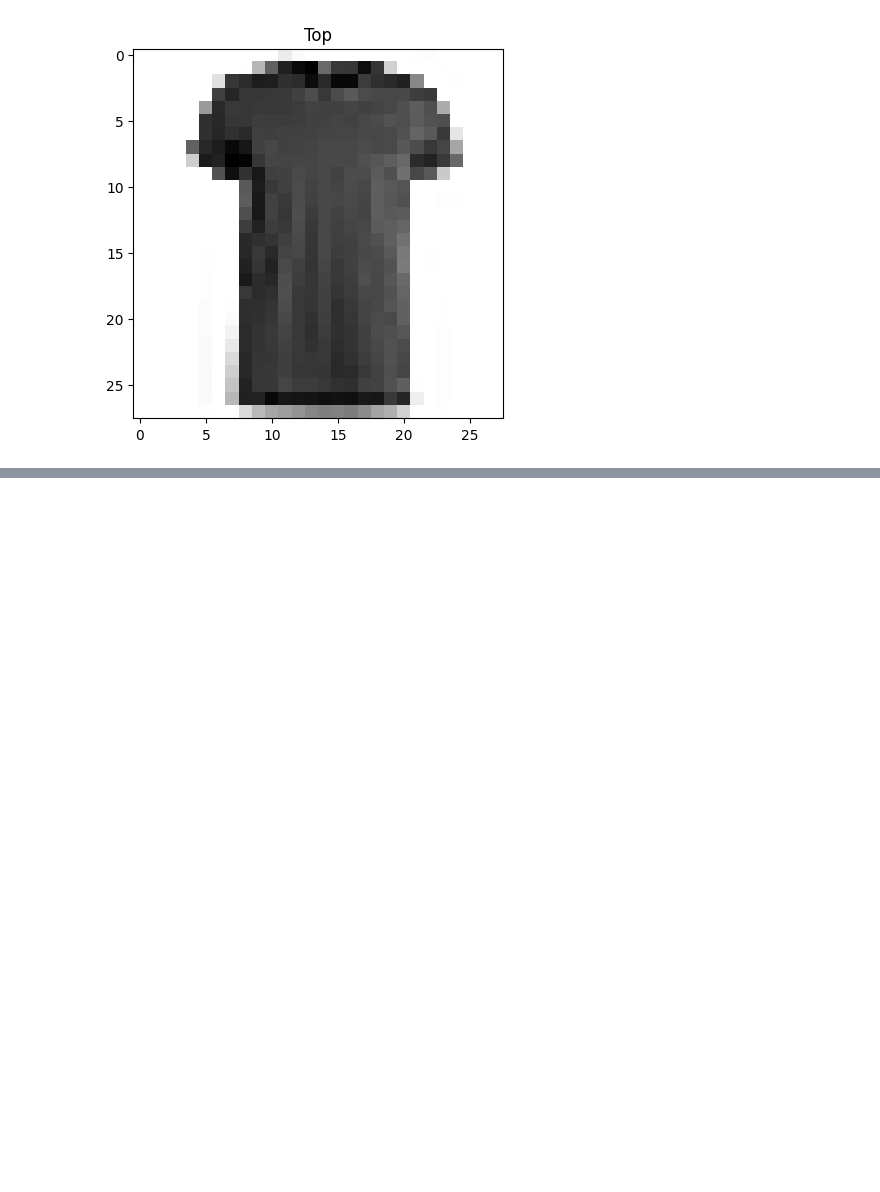
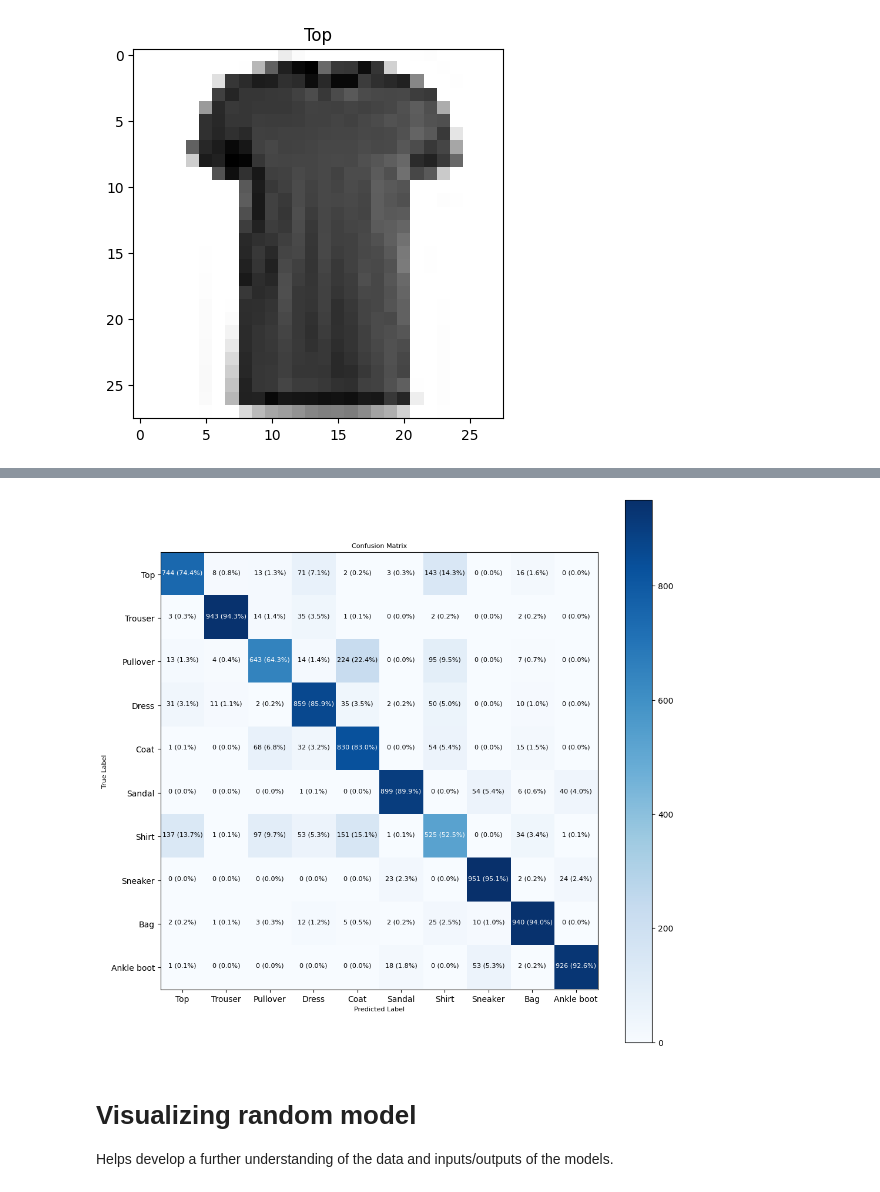
Before and after one commit to jescalada/Tensorflow-colabs, a Jupyter notebook: multiclass_classification.ipynb, the cells around one changed output, grey strips where cells are left out. Cells and saved outputs as stored; diff of their text form; code cells hidden in the pictures; blank space fills up the shorter version.

```diff
--- a/multiclass_classification.ipynb
+++ b/multiclass_classification.ipynb
@@ -63,0 +91,28 @@ Text(0.5, 1.0, 'Top')
+# %%
+# Normalize the data
+train_data_norm = train_data / 255.0
+test_data_norm = test_data / 255.0
+# %%
+# Generate a new model on normalized data
+# Set seed
+tf.random.set_seed(42)
+
+# Create model
+model_2 = tf.keras.Sequential([
+    tf.keras.layers.Flatten(input_shape=(28, 28)),
+    tf.keras.layers.Dense(5, activation="relu"),
+    tf.keras.layers.Dense(5, activation="relu"),
+    tf.keras.layers.Dense(10, activation="softmax")
+])
+
+# Compile model
+model_2.compile(loss=tf.keras.losses.SparseCategoricalCrossentropy(),
+              # SparseCategoricalCrossentropy is for when data is not one-hot encoded
+              optimizer=tf.keras.optimizers.Adam(learning_rate=0.0003),
+              metrics=["accuracy"])
+
+# Fit the model
+history = model_2.fit(train_data_norm,
+                    train_labels,
+                    epochs=100,
+                    validation_data=(test_data_norm, test_labels))
@@ -63,0 +184,6 @@ Text(0.5, 1.0, 'Top')
+# %%
+# Make a prediction with our model
+y_probs = model_2.predict(test_data_norm)
+y_preds = y_probs.argmax(axis=1)
+
+y_probs[6], y_preds[:10], test_labels[:10]
@@ -63,0 +218,12 @@ Text(0.5, 1.0, 'Top')
+# %%
+# Make a pretty confusion matrix
+make_confusion_matrix(y_true=test_labels,
+                      y_pred=y_preds,
+                      classes=class_names,
+                      figsize=(12, 12),
+                      text_size=8)
+# %% [output]
+[figure, added]
+# %% [markdown]
+# Visualizing random model
+Helps develop a further understanding of the data and inputs/outputs of the models.
```
Also changed, not shown: parts of 15 cells of this notebook.
